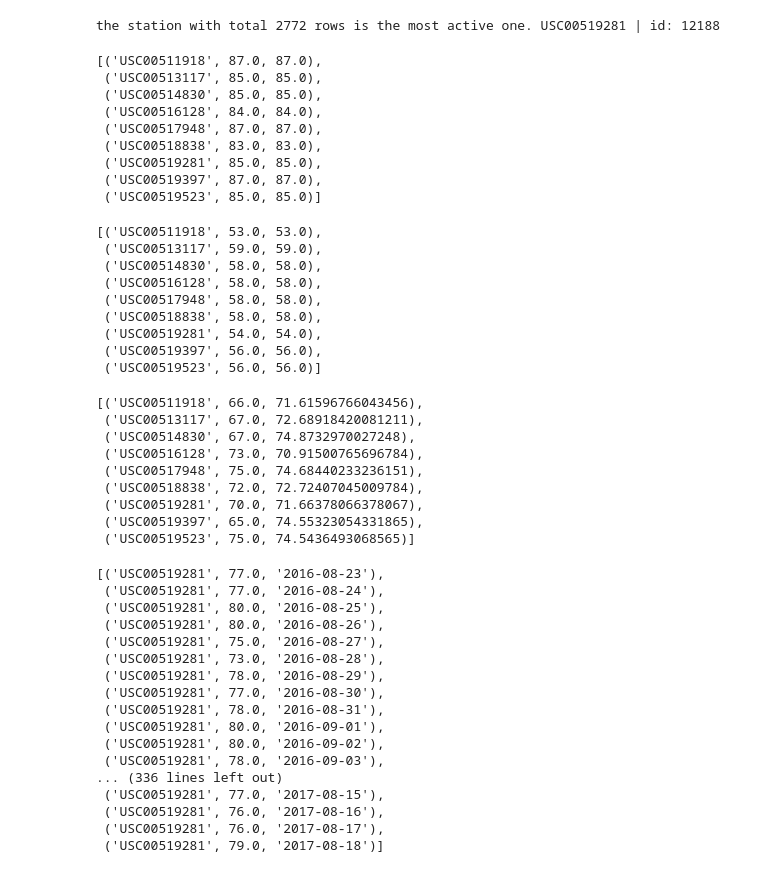
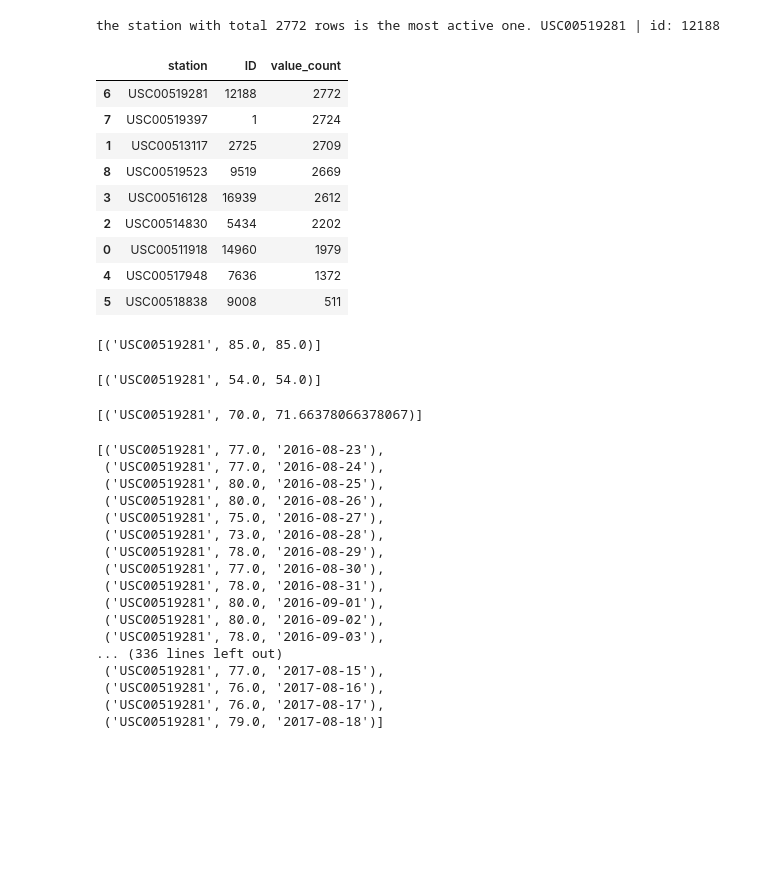
Before and after one commit to TracieDiepBautista/Hawaii_Climate, a Jupyter notebook: climate_queries.ipynb, the cells around one changed output. Cells and saved outputs as stored; diff of their text form; code cells hidden in the pictures; blank space fills up the shorter version.

Commit message:
add_py_filteractivestation

```diff
--- a/climate_queries.ipynb
+++ b/climate_queries.ipynb
@@ -318,6 +318,20 @@ print(f"the station with total {active_station} rows is the most active one. USC
 the station with total 2772 rows is the most active one. USC00519281 | id: 12188
 # %%
 # List the stations and the counts in descending order.
+
+station_sort = active_station_list.sort_values("value_count",ascending=False)
+station_sort
+# %% [output]
+|  | station | ID | value_count |
+| 6 | USC00519281 | 12188 | 2772 |
+| 7 | USC00519397 | 1 | 2724 |
+| 1 | USC00513117 | 2725 | 2709 |
+| 8 | USC00519523 | 9519 | 2669 |
+| 3 | USC00516128 | 16939 | 2612 |
+| 2 | USC00514830 | 5434 | 2202 |
+| 0 | USC00511918 | 14960 | 1979 |
+| 4 | USC00517948 | 7636 | 1372 |
+| 5 | USC00518838 | 9008 | 511 |
 # %%
 from scipy import stats
 from numpy import mean
@@ -326,48 +340,24 @@ import pandas as pd
 # groupby station df and retrieve the temperature observations in: max | min | avg
 # find the highest temperature per station
 tobs_max = session.query(measurement.station, measurement.tobs,func.max(measurement.tobs)).\
-    group_by(measurement.station).all()
+    group_by(measurement.station).filter(measurement.station == "USC00519281").all()
 tobs_max
 # %% [output]
-[('USC00511918', 87.0, 87.0),
- ('USC00513117', 85.0, 85.0),
- ('USC00514830', 85.0, 85.0),
- ('USC00516128', 84.0, 84.0),
- ('USC00517948', 87.0, 87.0),
- ('USC00518838', 83.0, 83.0),
- ('USC00519281', 85.0, 85.0),
- ('USC00519397', 87.0, 87.0),
- ('USC00519523', 85.0, 85.0)]
+[('USC00519281', 85.0, 85.0)]
 # %%
 # find the lowest temperature per station
 tobs_min = session.query(measurement.station, measurement.tobs,func.min(measurement.tobs)).\
-    group_by(measurement.station).all()
+    group_by(measurement.station).filter(measurement.station == "USC00519281").all()
 tobs_min
 # %% [output]
-[('USC00511918', 53.0, 53.0),
- ('USC00513117', 59.0, 59.0),
- ('USC00514830', 58.0, 58.0),
- ('USC00516128', 58.0, 58.0),
- ('USC00517948', 58.0, 58.0),
- ('USC00518838', 58.0, 58.0),
- ('USC00519281', 54.0, 54.0),
- ('USC00519397', 56.0, 56.0),
- ('USC00519523', 56.0, 56.0)]
+[('USC00519281', 54.0, 54.0)]
 # %%
-# find the average temperature per station
+# find the average temperature per station then filter to get the specific active station
 tobs_avg = session.query(measurement.station, measurement.tobs,func.avg(measurement.tobs)).\
-    group_by(measurement.station).all()
+    group_by(measurement.station).filter(measurement.station == "USC00519281").all()
 tobs_avg
 # %% [output]
-[('USC00511918', 66.0, 71.61596766043456),
- ('USC00513117', 67.0, 72.68918420081211),
- ('USC00514830', 67.0, 74.8732970027248),
- ('USC00516128', 73.0, 70.91500765696784),
- ('USC00517948', 75.0, 74.68440233236151),
- ('USC00518838', 72.0, 72.72407045009784),
- ('USC00519281', 70.0, 71.66378066378067),
- ('USC00519397', 65.0, 74.55323054331865),
- ('USC00519523', 75.0, 74.5436493068565)]
+[('USC00519281', 70.0, 71.66378066378067)]
 # %%
 # Query the last 12 months of temperature observation (tobs) data for this station
 # groupby station with 2 conditions (filter) to get those data
```
Also changed, not shown: parts of 2 cells of this notebook, 1 other file.
